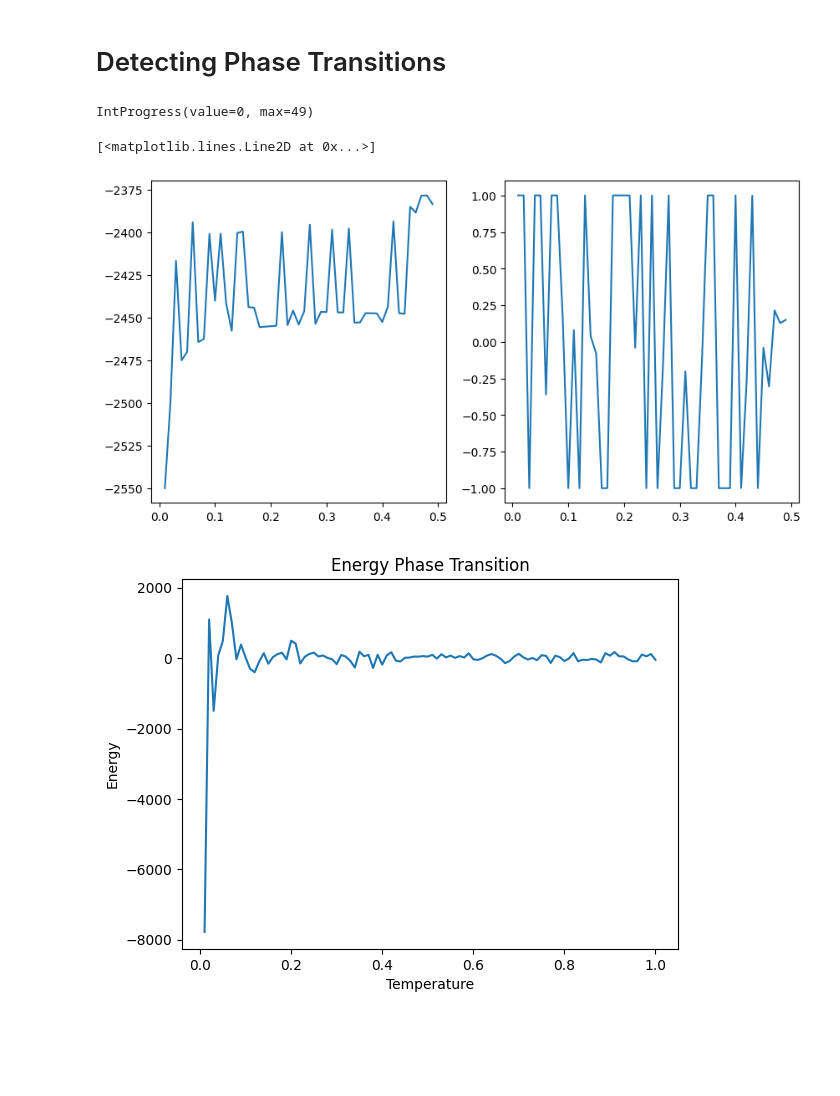
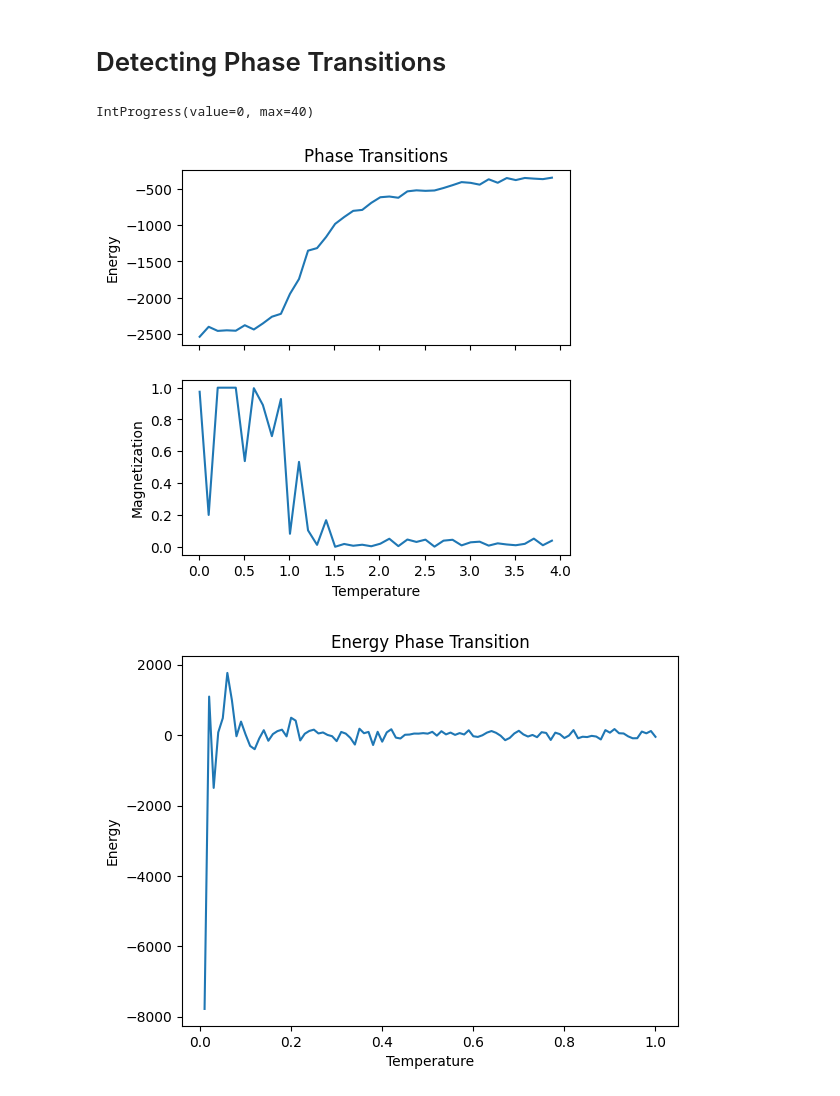
Before and after one commit to jshe2304/ttic31180, a Jupyter notebook: project/phase.ipynb, the cells around one changed output. Cells and saved outputs as stored; diff of their text form; code cells hidden in the pictures; blank space fills up the shorter version.

Commit message:
phase transitions added

```diff
--- a/project/phase.ipynb
+++ b/project/phase.ipynb
@@ -22,7 +22,7 @@ B = 0 * np.zeros((h, w))
 
 n_steps = 500
 # %%
-temperatures = np.arange(0.01, 0.5, 0.01)
+temperatures = np.arange(0.01, 4, 0.1)
 energies = []
 magnetizations = []
 
@@ -39,15 +39,20 @@ for temperature in temperatures:
 
     f.value += 1
 # %% [output]
-IntProgress(value=0, max=49)
+IntProgress(value=0, max=40)
 # %%
-fig, (ax0, ax1) = plt.subplots(1, 2, figsize=(10, 5))
+fig, (ax0, ax1) = plt.subplots(2, 1, figsize=(5, 5), sharex=True)
 
+ax0.set_title('Phase Transitions')
 ax0.plot(temperatures, energies)
-ax1.plot(temperatures, magnetizations)
+ax0.set_ylabel('Energy')
+ax1.plot(temperatures, [np.abs(m) for m in magnetizations])
+ax1.set_ylabel('Magnetization')
+ax1.set_xlabel('Temperature')
+
+plt.savefig('graphics/mcmc_phase.png')
 # %% [output]
-[<matplotlib.lines.Line2D at 0x...>]
-[figure, old version]
+[figure, new version]
 # %%
 plt.plot(temperatures[:100], energies[:100])
 plt.xlabel('Temperature')
```
Also changed, not shown: 5 other files.
